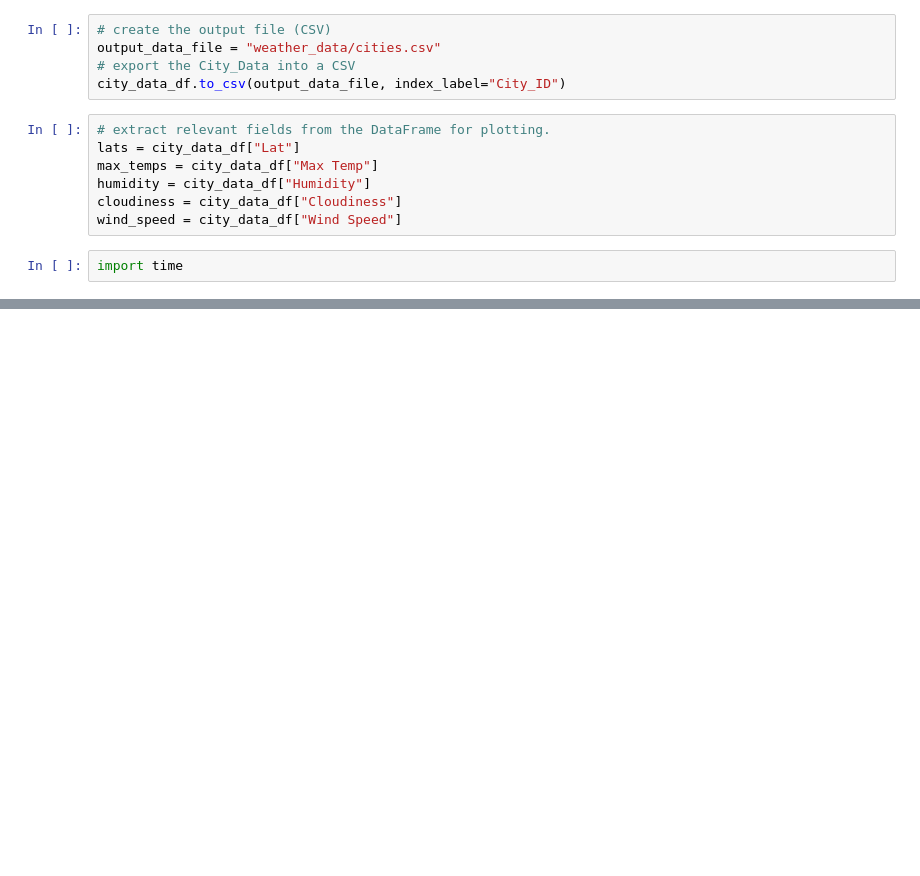
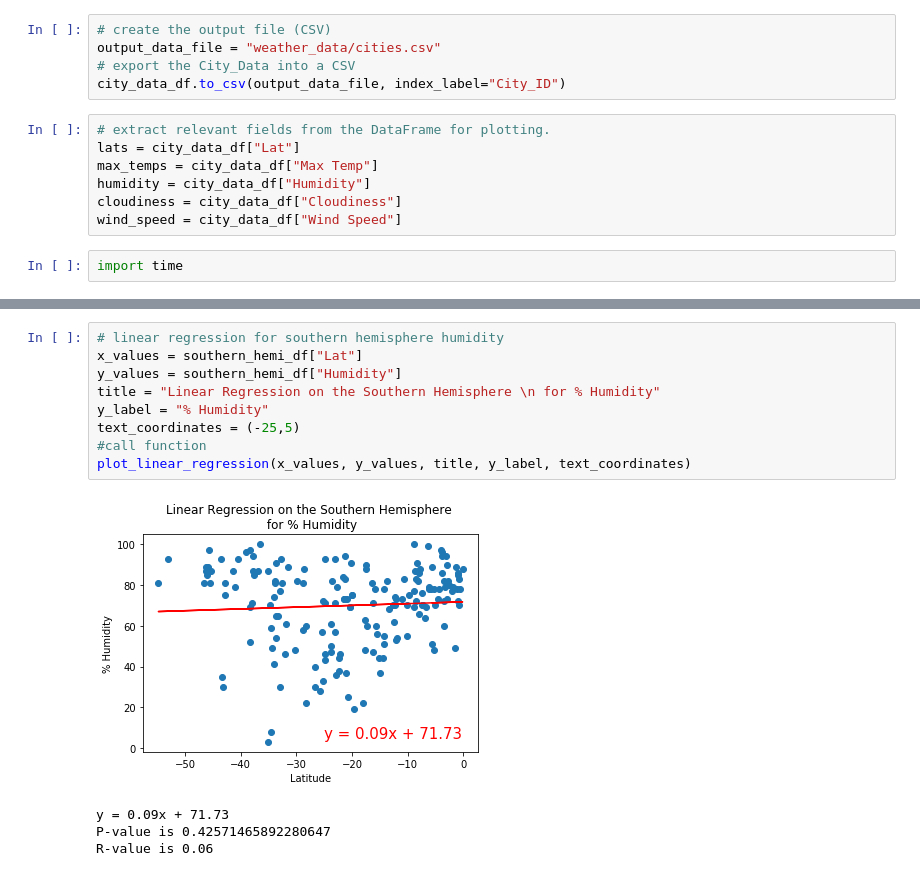
Before and after one commit to jtwalker126/World_Weather_Analysis, a Jupyter notebook: WeatherPy.ipynb, the cells around one changed output, grey strips where cells are left out. Drawn from its saved outputs; the diff is of its cells as text; blank space fills up the shorter version.

```diff
--- a/WeatherPy.ipynb
+++ b/WeatherPy.ipynb
@@ -255,0 +347,14 @@ plt.show()
+# %%
+# linear regression for southern hemisphere humidity
+x_values = southern_hemi_df["Lat"]
+y_values = southern_hemi_df["Humidity"]
+title = "Linear Regression on the Southern Hemisphere \n for % Humidity"
+y_label = "% Humidity"
+text_coordinates = (-25,5)
+#call function
+plot_linear_regression(x_values, y_values, title, y_label, text_coordinates)
+# %% [output]
+[figure, added]
+y = 0.09x + 71.73
+P-value is 0.42571465892280647
+R-value is 0.06
```
Also changed, not shown: parts of 20 cells of this notebook, 5 other files.
